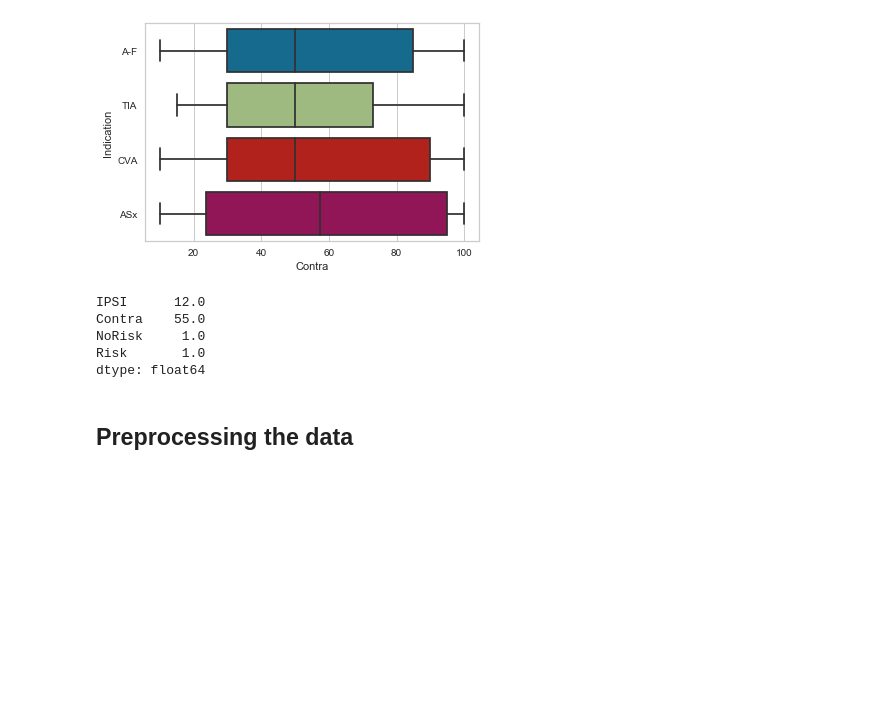
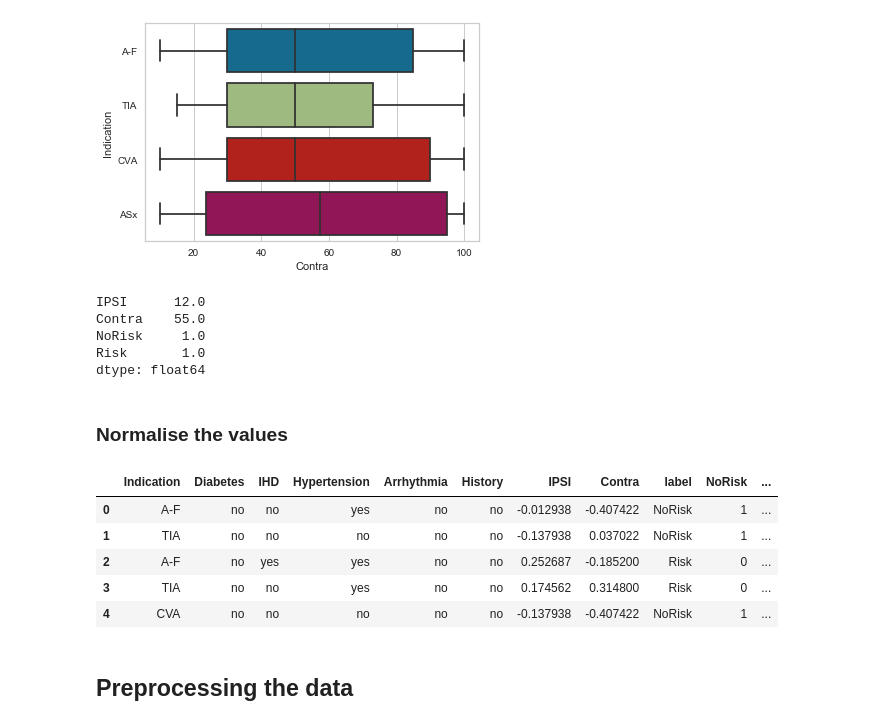
Before and after one commit to bdavis9725/Medical-Data-Mining, a Jupyter notebook: DataMiningACW.ipynb, the cells around one changed output. Saved outputs shown, nothing was run; the diff lists cells and outputs as text; code cells hidden in the pictures; blank space fills up the shorter version.

```diff
--- a/DataMiningACW.ipynb
+++ b/DataMiningACW.ipynb
@@ -380,14 +398,24 @@ dtype: float64
 #corr = dummies[dummies["Diabetes_yes"] == 1].mean()
 #sns.heatmap(dummies.corr(), annot=True)
 #plt.show()
+# %% [markdown]
+### Normalise the values
 # %%
-df_norm_IPSI = (clean_data["IPSI"] - clean_data["IPSI"].mean()) \
+#normalise the IPSI and Contra values so they can be easily evaluated within models
+clean_data["IPSI"] = (clean_data["IPSI"] - clean_data["IPSI"].mean()) \
 / (clean_data["IPSI"].max() - clean_data["IPSI"].min())
 
-df_norm_contra = (clean_data["Contra"] - clean_data["Contra"].mean()) \
+clean_data["Contra"] = (clean_data["Contra"] - clean_data["Contra"].mean()) \
 / (clean_data["Contra"].max() - clean_data["Contra"].min())
 
-#df_norm_IPSI
+clean_data.head()
+# %% [output]
+|  | Indication | Diabetes | IHD | Hypertension | Arrhythmia | History | IPSI | Contra | label | NoRisk | ... |
+| 0 | A-F | no | no | yes | no | no | -0.012938 | -0.407422 | NoRisk | 1 | ... |
+| 1 | TIA | no | no | no | no | no | -0.137938 | 0.037022 | NoRisk | 1 | ... |
+| 2 | A-F | no | yes | yes | no | no | 0.252687 | -0.185200 | Risk | 0 | ... |
+| 3 | TIA | no | no | yes | no | no | 0.174562 | 0.314800 | Risk | 0 | ... |
+| 4 | CVA | no | no | no | no | no | -0.137938 | -0.407422 | NoRisk | 1 | ... |
 # %% [markdown]
 ## Preprocessing the data
 # %%
```
Also changed, not shown: parts of 46 cells of this notebook, 1 other file.
